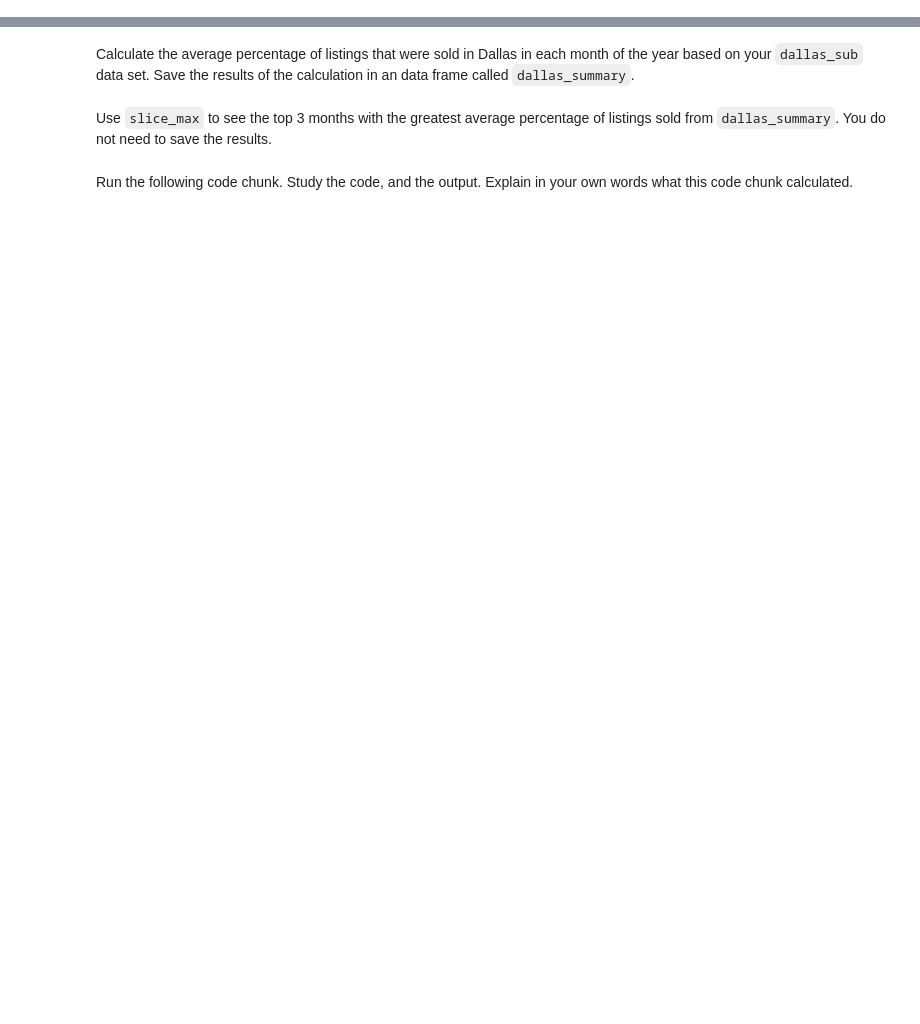
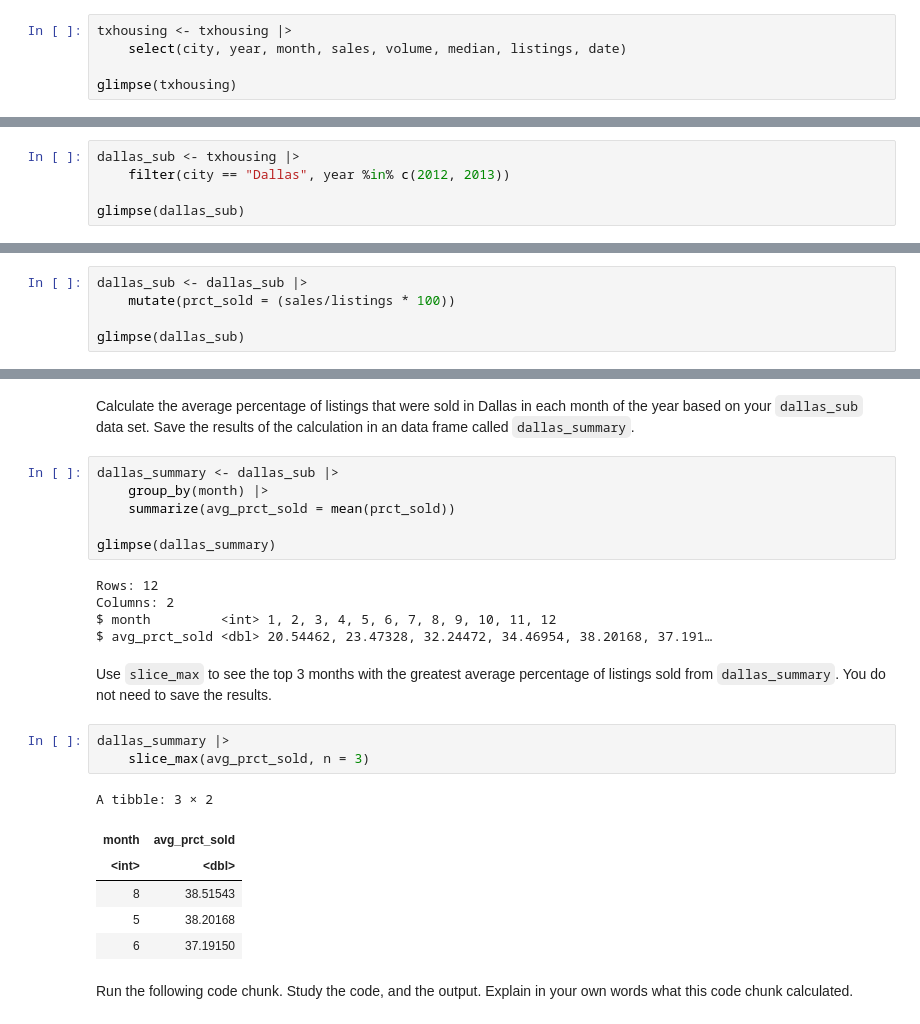
Before and after one commit to jh82-mads/a01, a Jupyter notebook: assignment2.ipynb, the cells around one changed output, grey strips where cells are left out. Saved outputs shown, nothing was run; the diff lists cells and outputs as text; blank space fills up the shorter version.

```diff
--- a/assignment2.ipynb
+++ b/assignment2.ipynb
@@ -101,2 +126,7 @@ First we are going to bring in a data set to practice with called `txhousing`. Y
 # %% [markdown]
 Write a code chunk to remove the inventory variable. Save the results in a data frame called `txhousing`. Use `glimpse` or `head` to confirm you have removed the variable.
+# %%
+txhousing <- txhousing |>
+    select(city, year, month, sales, volume, median, listings, date)
+
+glimpse(txhousing)
@@ -103,2 +144,7 @@ Write a code chunk to remove the inventory variable. Save the results in a data
 # %% [markdown]
 Make a data set called `dallas_sub` that includes data only from the city of Dallas in 2012 & 2013.
+# %%
+dallas_sub <- txhousing |>
+    filter(city == "Dallas", year %in% c(2012, 2013))
+
+glimpse(dallas_sub)
@@ -105,2 +162,7 @@ Make a data set called `dallas_sub` that includes data only from the city of Dal
 # %% [markdown]
 Add a column to the `dallas_sub` data set called `prct_sold` that calculates the percentage of listings that were sold (`sales/listings * 100`). Be sure to save the results also as a data frame called `dallas_sub`.
+# %%
+dallas_sub <- dallas_sub |>
+    mutate(prct_sold = (sales/listings * 100))
+
+glimpse(dallas_sub)
@@ -107,7 +181,28 @@ Add a column to the `dallas_sub` data set called `prct_sold` that calculates the
 # %% [markdown]
 Calculate the average percentage of listings that were sold in Dallas in each month of the year based on your `dallas_sub` data set. Save the results of the calculation in an data frame called `dallas_summary`.
+# %%
+dallas_summary <- dallas_sub |>
+    group_by(month) |>
+    summarize(avg_prct_sold = mean(prct_sold))
+
+glimpse(dallas_summary)
+# %% [output]
+Rows: 12
+Columns: 2
+$ month         <int> 1, 2, 3, 4, 5, 6, 7, 8, 9, 10, 11, 12
+$ avg_prct_sold <dbl> 20.54462, 23.47328, 32.24472, 34.46954, 38.20168, 37.191…
 # %% [markdown]
 Use `slice_max` to see the top 3 months with the greatest average percentage of listings sold from `dallas_summary`. You do not need to save the results.
+# %%
+dallas_summary |>
+    slice_max(avg_prct_sold, n = 3)
+# %% [output]
+A tibble: 3 × 2
+| month | avg_prct_sold |
+| <int> | <dbl> |
+| 8 | 38.51543 |
+| 5 | 38.20168 |
+| 6 | 37.19150 |
 # %% [markdown]
 Run the following code chunk. Study the code, and the output. Explain in your own words what this code chunk calculated.
 # %%
```
Also changed, not shown: parts of 12 cells of this notebook.
